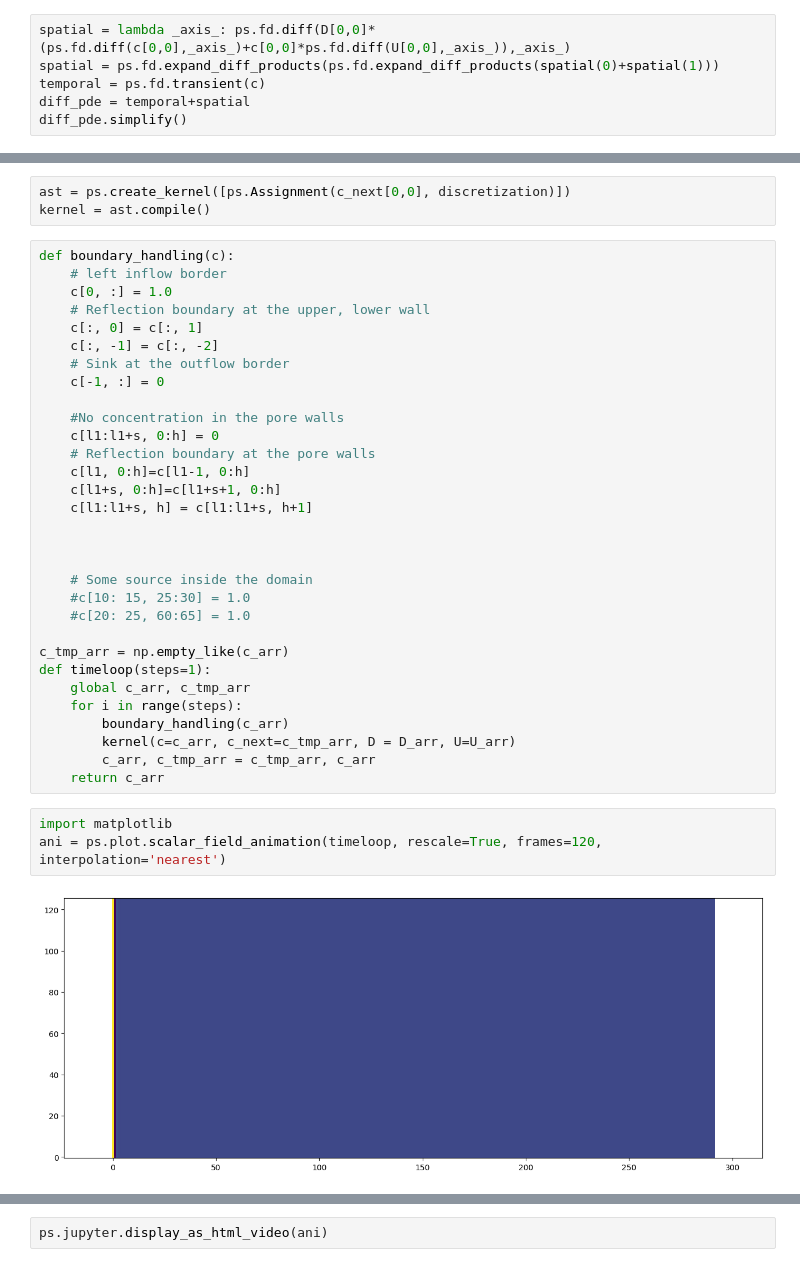
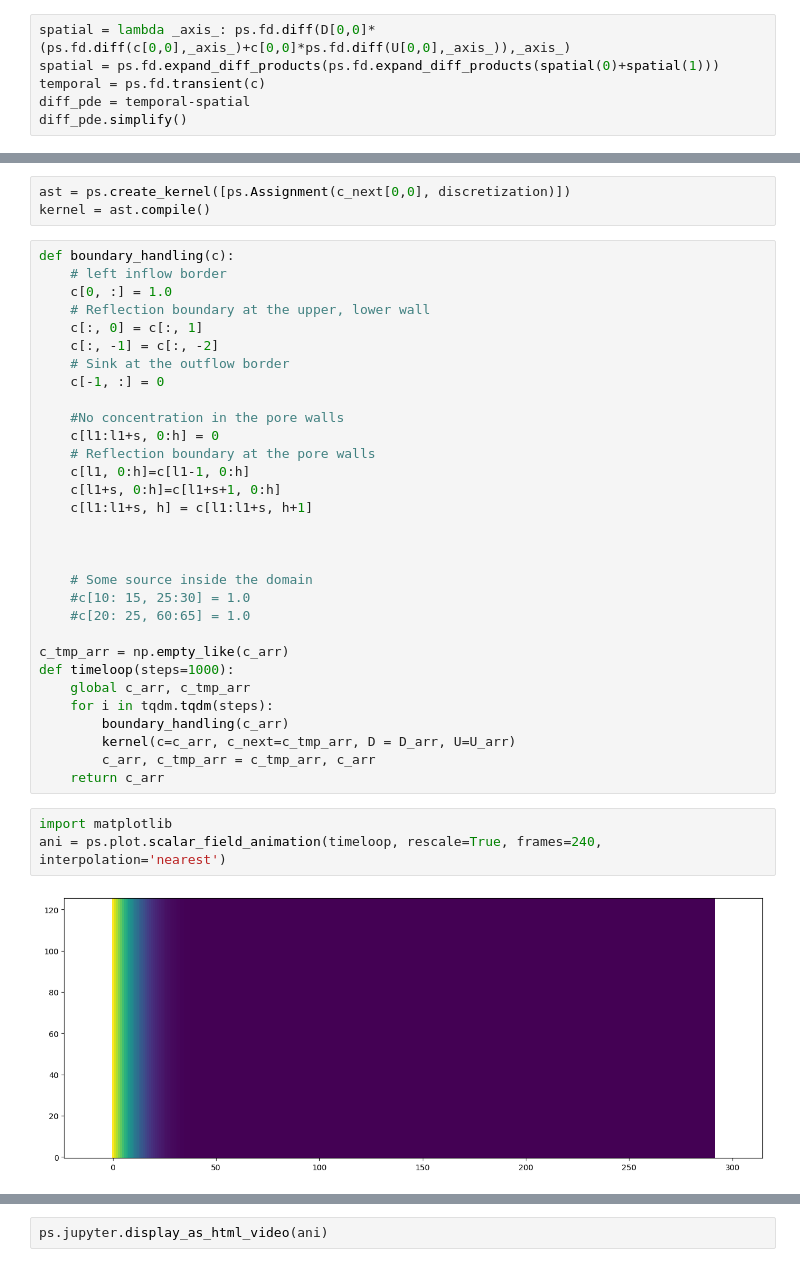
Before and after one commit to miklakt/sfb_empty_pore, a Jupyter notebook: old/numerical_diffusion.ipynb, the cells around one changed output, grey strips where cells are left out. Drawn from its saved outputs; the diff is of its cells as text.

```diff
--- a/old/numerical_diffusion.ipynb
+++ b/old/numerical_diffusion.ipynb
@@ -26,6 +27,6 @@ D, U = ps.fields("D, U: [2d]", D=D_arr, U=U_arr)
 spatial = lambda _axis_: ps.fd.diff(D[0,0]*(ps.fd.diff(c[0,0],_axis_)+c[0,0]*ps.fd.diff(U[0,0],_axis_)),_axis_)
 spatial = ps.fd.expand_diff_products(ps.fd.expand_diff_products(spatial(0)+spatial(1)))
 temporal = ps.fd.transient(c)
-diff_pde = temporal+spatial
+diff_pde = temporal-spatial
 diff_pde.simplify()
 # %% [output]
@@ -62,15 +63,15 @@ def boundary_handling(c):
     #c[20: 25, 60:65] = 1.0
 
 c_tmp_arr = np.empty_like(c_arr)
-def timeloop(steps=1):
+def timeloop(steps=1000):
     global c_arr, c_tmp_arr
-    for i in range(steps):
+    for i in tqdm.tqdm(steps):
         boundary_handling(c_arr)
         kernel(c=c_arr, c_next=c_tmp_arr, D = D_arr, U=U_arr)
         c_arr, c_tmp_arr = c_tmp_arr, c_arr
     return c_arr
 # %%
 import matplotlib
-ani = ps.plot.scalar_field_animation(timeloop, rescale=True, frames=120, interpolation='nearest')
+ani = ps.plot.scalar_field_animation(timeloop, rescale=True, frames=240, interpolation='nearest')
 # %% [output]
-[figure, old version]
+[figure, new version]
```
Also changed, not shown: parts of 7 cells of this notebook, 29 other files.
